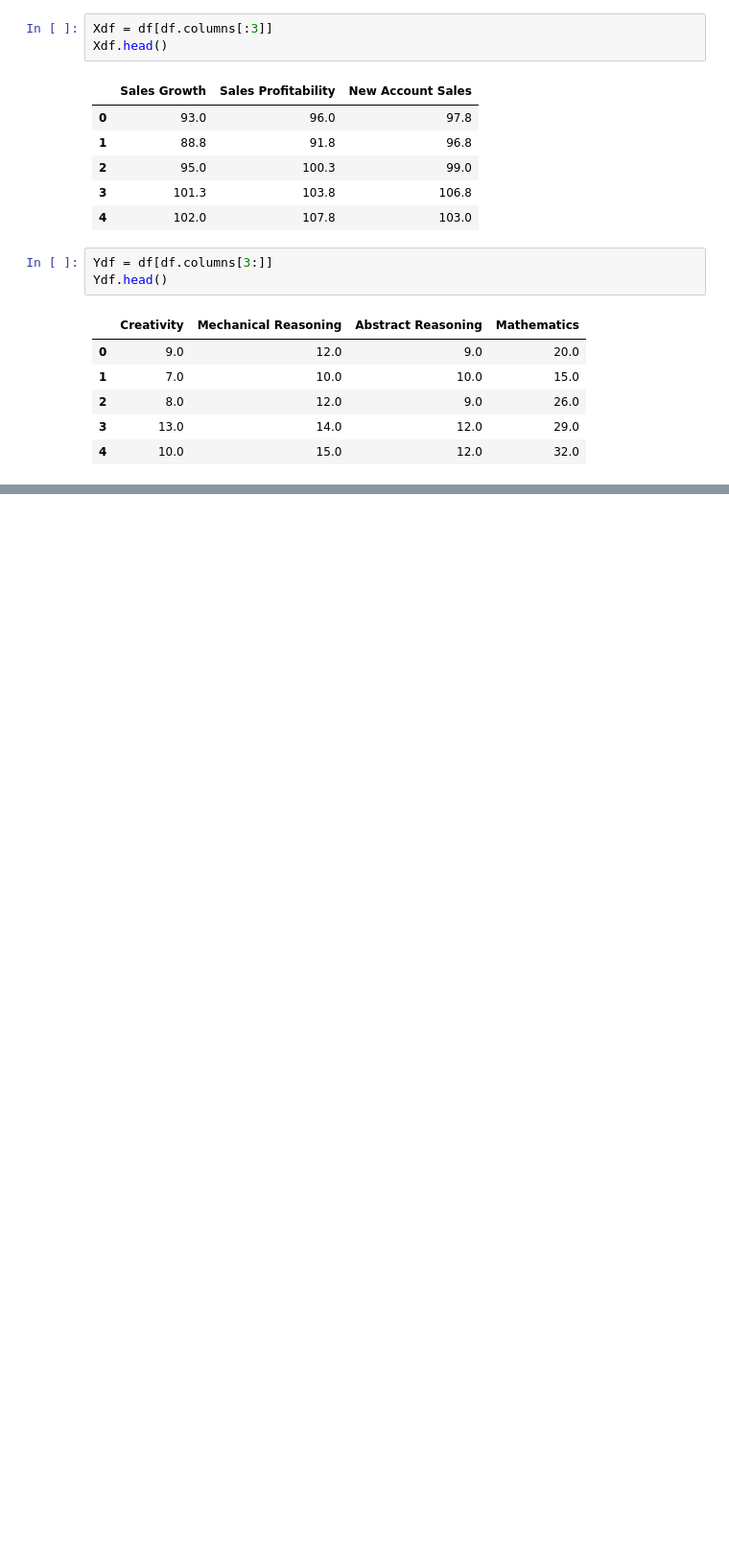
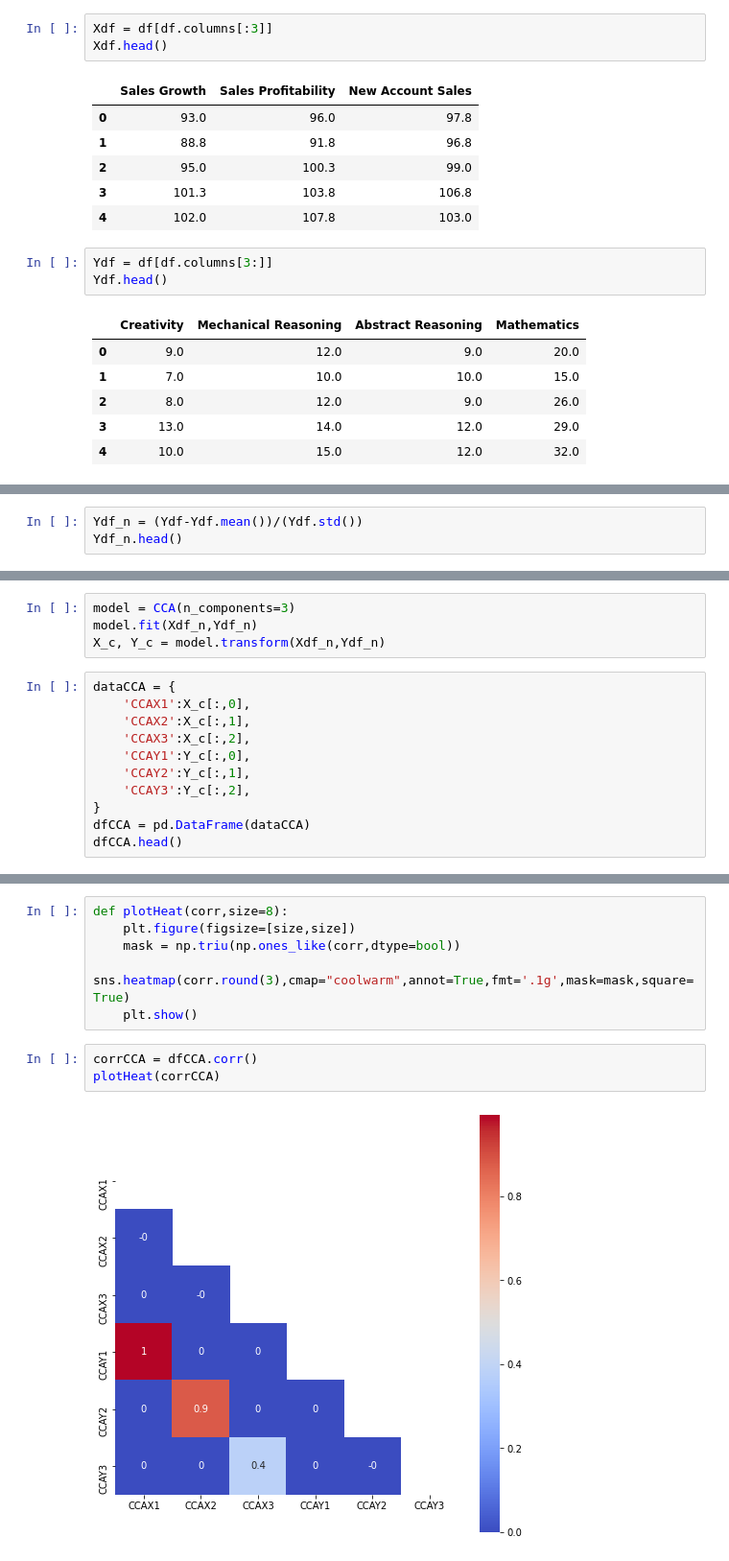
Before and after one commit to solothinker/CCA, a Jupyter notebook: CCA_example.ipynb, the cells around one changed output, grey strips where cells are left out. Shown: that part at 96% size. Saved outputs shown, nothing was run; the diff lists cells and outputs as text; blank space fills up the shorter version.

```diff
--- a/CCA_example.ipynb
+++ b/CCA_example.ipynb
@@ -158,0 +84,3 @@ df2
+# %%
+Ydf_n = (Ydf-Ydf.mean())/(Ydf.std())
+Ydf_n.head()
@@ -158,0 +94,15 @@ df2
+# %%
+model = CCA(n_components=3)
+model.fit(Xdf_n,Ydf_n)
+X_c, Y_c = model.transform(Xdf_n,Ydf_n)
+# %%
+dataCCA = {
+    'CCAX1':X_c[:,0],
+    'CCAX2':X_c[:,1],
+    'CCAX3':X_c[:,2],
+    'CCAY1':Y_c[:,0],
+    'CCAY2':Y_c[:,1],
+    'CCAY3':Y_c[:,2],
+}
+dfCCA = pd.DataFrame(dataCCA)
+dfCCA.head()
@@ -158,0 +116,11 @@ df2
+# %%
+def plotHeat(corr,size=8):
+    plt.figure(figsize=[size,size])
+    mask = np.triu(np.ones_like(corr,dtype=bool))
+    sns.heatmap(corr.round(3),cmap="coolwarm",annot=True,fmt='.1g',mask=mask,square=True)
+    plt.show()
+# %%
+corrCCA = dfCCA.corr()
+plotHeat(corrCCA)
+# %% [output]
+[figure, added]
```
Also changed, not shown: parts of 38 cells of this notebook.
